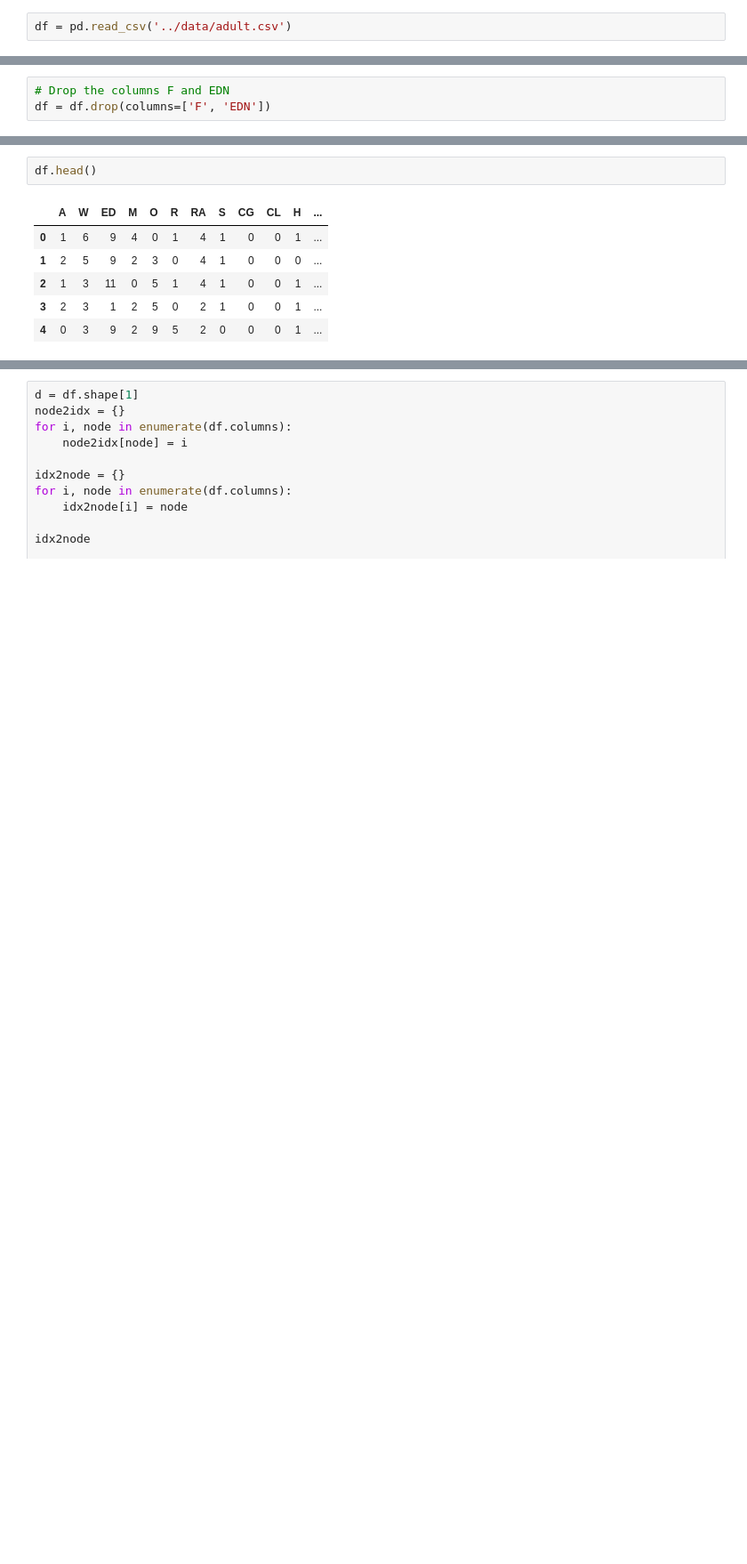
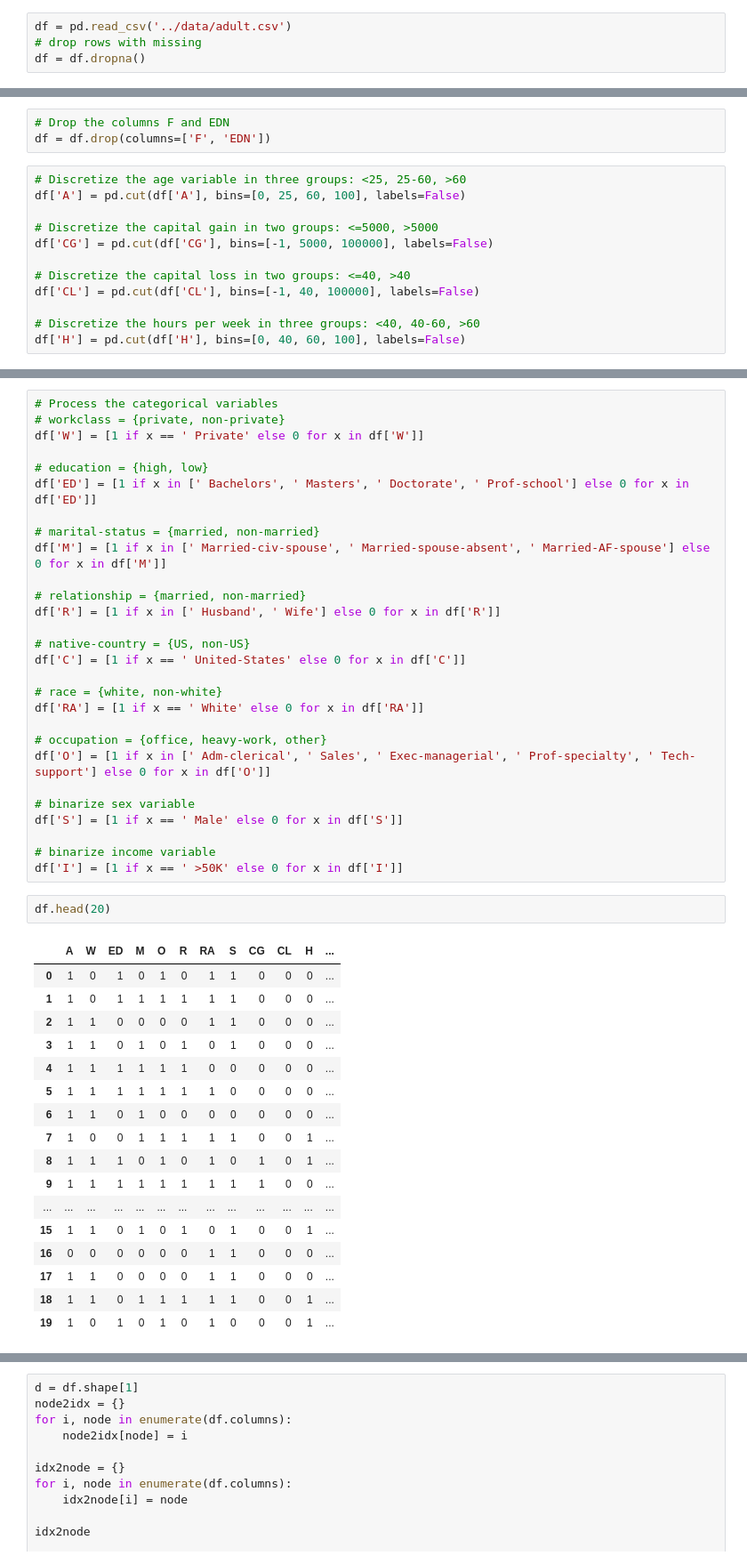
Before and after one commit to jpafcampos/evolutionary-dag-learning, a Jupyter notebook: src/tester.ipynb, the cells around one changed output, grey strips where cells are left out. Shown: that part at 89% size. Cells and saved outputs as stored; diff of their text form; blank space fills up the shorter version.

```diff
--- a/src/tester.ipynb
+++ b/src/tester.ipynb
@@ -312,3 +166,5 @@ def load_adult_data(path='../data/adult.csv'):
 # %%
 df = pd.read_csv('../data/adult.csv')
+# drop rows with missing
+df = df.dropna()
 # %%
@@ -370,3 +209,15 @@ df['I'] = df['I'].astype('category').cat.codes
 # %%
 # Drop the columns F and EDN
 df = df.drop(columns=['F', 'EDN'])
+# %%
+# Discretize the age variable in three groups: <25, 25-60, >60
+df['A'] = pd.cut(df['A'], bins=[0, 25, 60, 100], labels=False)
+
+# Discretize the capital gain in two groups: <=5000, >5000
+df['CG'] = pd.cut(df['CG'], bins=[-1, 5000, 100000], labels=False)
+
+# Discretize the capital loss in two groups: <=40, >40
+df['CL'] = pd.cut(df['CL'], bins=[-1, 40, 100000], labels=False)
+
+# Discretize the hours per week in three groups: <40, 40-60, >60
+df['H'] = pd.cut(df['H'], bins=[0, 40, 60, 100], labels=False)
@@ -373,12 +230,51 @@ df = df.drop(columns=['F', 'EDN'])
+# %%
+# Process the categorical variables
+# workclass = {private, non-private}
+df['W'] = [1 if x == ' Private' else 0 for x in df['W']]
+
+# education = {high, low}
+df['ED'] = [1 if x in [' Bachelors', ' Masters', ' Doctorate', ' Prof-school'] else 0 for x in df['ED']]
+
+# marital-status = {married, non-married}
+df['M'] = [1 if x in [' Married-civ-spouse', ' Married-spouse-absent', ' Married-AF-spouse'] else 0 for x in df['M']]
+
+# relationship = {married, non-married}
+df['R'] = [1 if x in [' Husband', ' Wife'] else 0 for x in df['R']]
+
+# native-country = {US, non-US}
+df['C'] = [1 if x == ' United-States' else 0 for x in df['C']]
+
+# race = {white, non-white}
+df['RA'] = [1 if x == ' White' else 0 for x in df['RA']]
+
+# occupation = {office, heavy-work, other}
+df['O'] = [1 if x in [' Adm-clerical', ' Sales', ' Exec-managerial', ' Prof-specialty', ' Tech-support'] else 0 for x in df['O']]
+
+# binarize sex variable
+df['S'] = [1 if x == ' Male' else 0 for x in df['S']]
+
+# binarize income variable
+df['I'] = [1 if x == ' >50K' else 0 for x in df['I']]
 # %%
-df.head()
+df.head(20)
 # %% [output]
 |  | A | W | ED | M | O | R | RA | S | CG | CL | H | ... |
-| 0 | 1 | 6 | 9 | 4 | 0 | 1 | 4 | 1 | 0 | 0 | 1 | ... |
-| 1 | 2 | 5 | 9 | 2 | 3 | 0 | 4 | 1 | 0 | 0 | 0 | ... |
-| 2 | 1 | 3 | 11 | 0 | 5 | 1 | 4 | 1 | 0 | 0 | 1 | ... |
-| 3 | 2 | 3 | 1 | 2 | 5 | 0 | 2 | 1 | 0 | 0 | 1 | ... |
-| 4 | 0 | 3 | 9 | 2 | 9 | 5 | 2 | 0 | 0 | 0 | 1 | ... |
+| 0 | 1 | 0 | 1 | 0 | 1 | 0 | 1 | 1 | 0 | 0 | 0 | ... |
+| 1 | 1 | 0 | 1 | 1 | 1 | 1 | 1 | 1 | 0 | 0 | 0 | ... |
+| 2 | 1 | 1 | 0 | 0 | 0 | 0 | 1 | 1 | 0 | 0 | 0 | ... |
+| 3 | 1 | 1 | 0 | 1 | 0 | 1 | 0 | 1 | 0 | 0 | 0 | ... |
+| 4 | 1 | 1 | 1 | 1 | 1 | 1 | 0 | 0 | 0 | 0 | 0 | ... |
+| 5 | 1 | 1 | 1 | 1 | 1 | 1 | 1 | 0 | 0 | 0 | 0 | ... |
+| 6 | 1 | 1 | 0 | 1 | 0 | 0 | 0 | 0 | 0 | 0 | 0 | ... |
+| 7 | 1 | 0 | 0 | 1 | 1 | 1 | 1 | 1 | 0 | 0 | 1 | ... |
+| 8 | 1 | 1 | 1 | 0 | 1 | 0 | 1 | 0 | 1 | 0 | 1 | ... |
+| 9 | 1 | 1 | 1 | 1 | 1 | 1 | 1 | 1 | 1 | 0 | 0 | ... |
+| ... | ... | ... | ... | ... | ... | ... | ... | ... | ... | ... | ... | ... |
+| 15 | 1 | 1 | 0 | 1 | 0 | 1 | 0 | 1 | 0 | 0 | 1 | ... |
+| 16 | 0 | 0 | 0 | 0 | 0 | 0 | 1 | 1 | 0 | 0 | 0 | ... |
+| 17 | 1 | 1 | 0 | 0 | 0 | 0 | 1 | 1 | 0 | 0 | 0 | ... |
+| 18 | 1 | 1 | 0 | 1 | 1 | 1 | 1 | 1 | 0 | 0 | 1 | ... |
+| 19 | 1 | 0 | 1 | 0 | 1 | 0 | 1 | 0 | 0 | 0 | 1 | ... |
 # %%
 df.A.value_counts()
 # %% [output]
```
Also changed, not shown: parts of 29 cells of this notebook, 4 other files.
